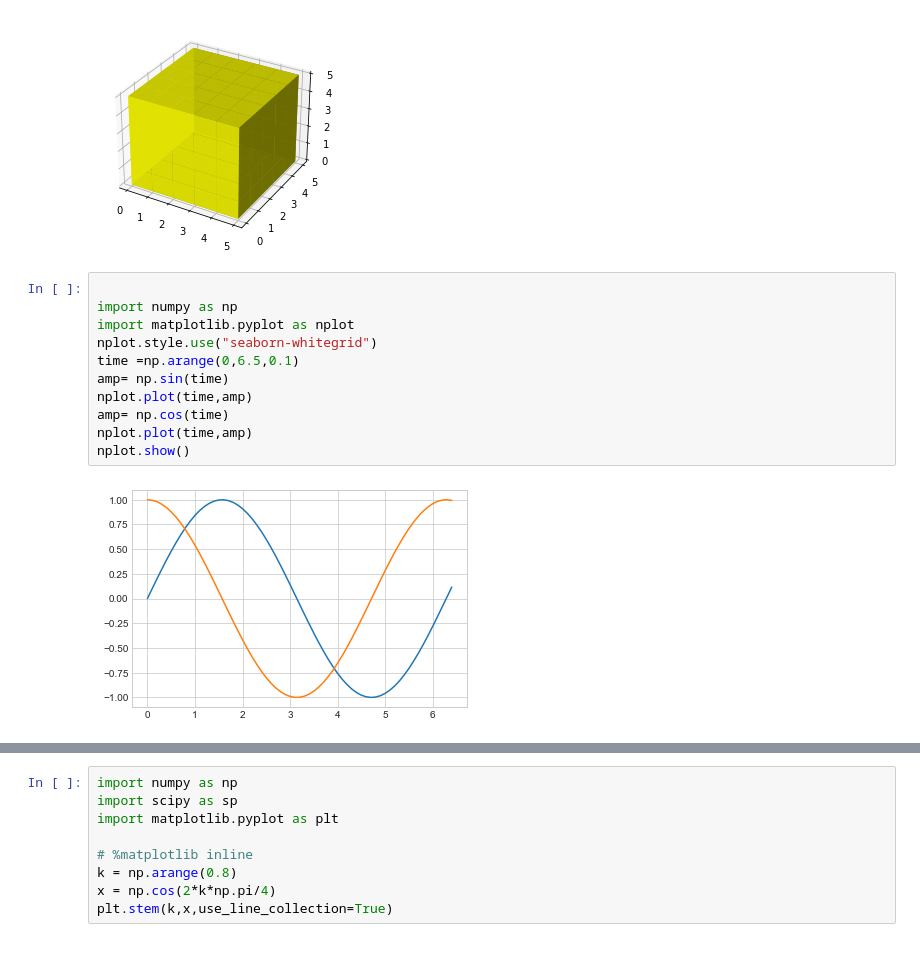
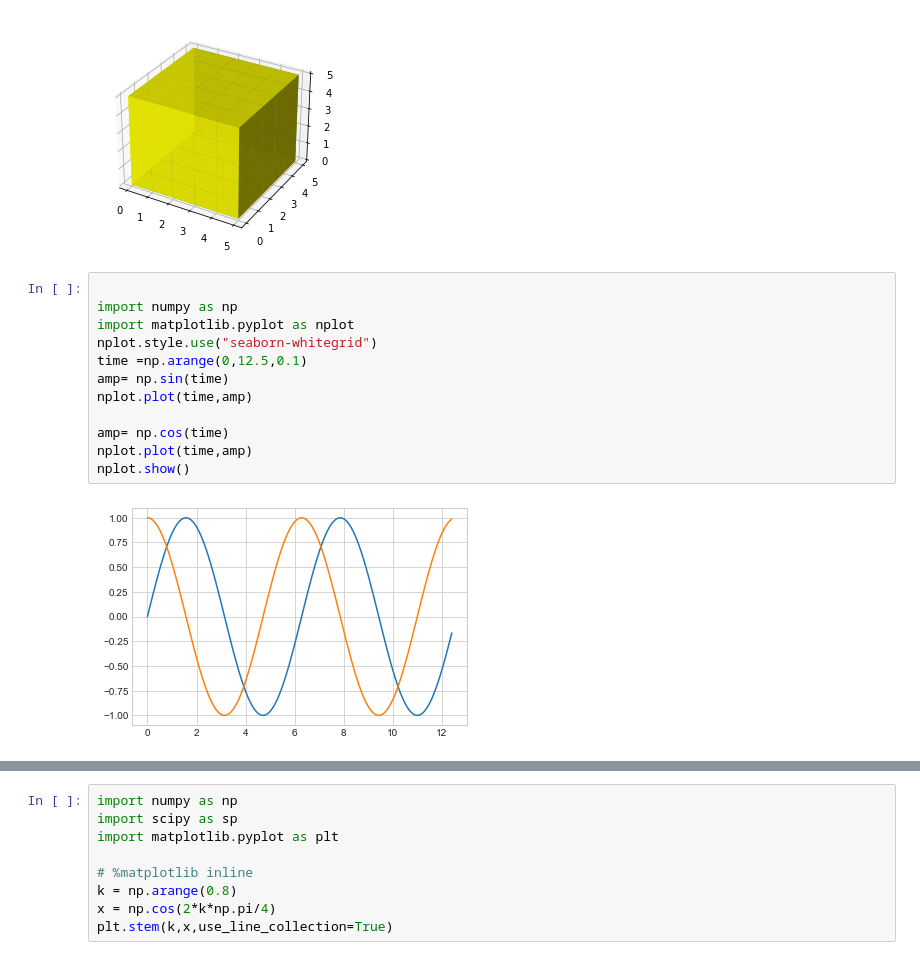
Before and after one commit to RashmivernekarN/ai_with_python_keonics, a Jupyter notebook: Module3/practical.ipynb, the cells around one changed output, grey strips where cells are left out. Cells and saved outputs as stored; diff of their text form.

```diff
--- a/Module3/practical.ipynb
+++ b/Module3/practical.ipynb
@@ -165,14 +175,15 @@ ax.voxels(data, facecolors=colors)
 # %%
 
 import numpy as np
 import matplotlib.pyplot as nplot
 nplot.style.use("seaborn-whitegrid")
-time =np.arange(0,6.5,0.1)
+time =np.arange(0,12.5,0.1)
 amp= np.sin(time)
 nplot.plot(time,amp)
+
 amp= np.cos(time)
 nplot.plot(time,amp)
 nplot.show()
 # %% [output]
-[figure, old version]
+[figure, new version]
 # %%
```
Also changed, not shown: parts of 24 cells of this notebook, 2 other files.
